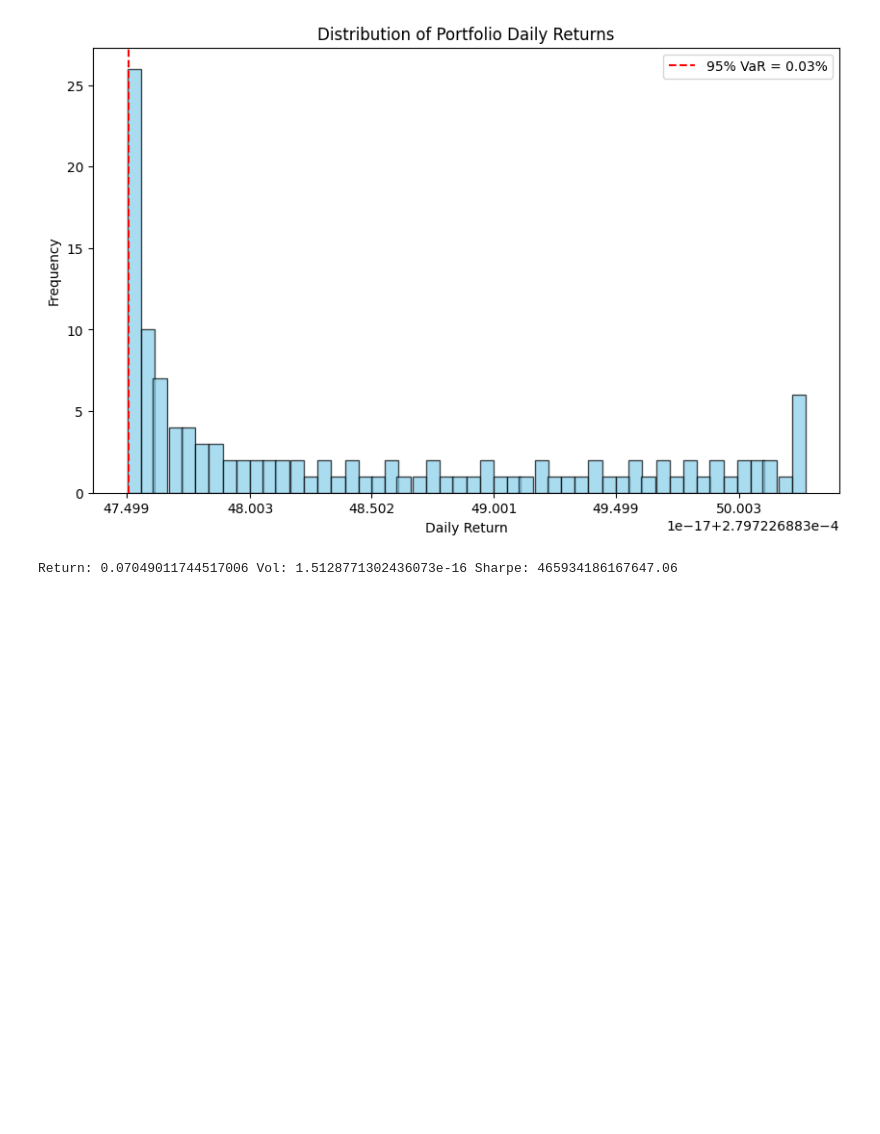
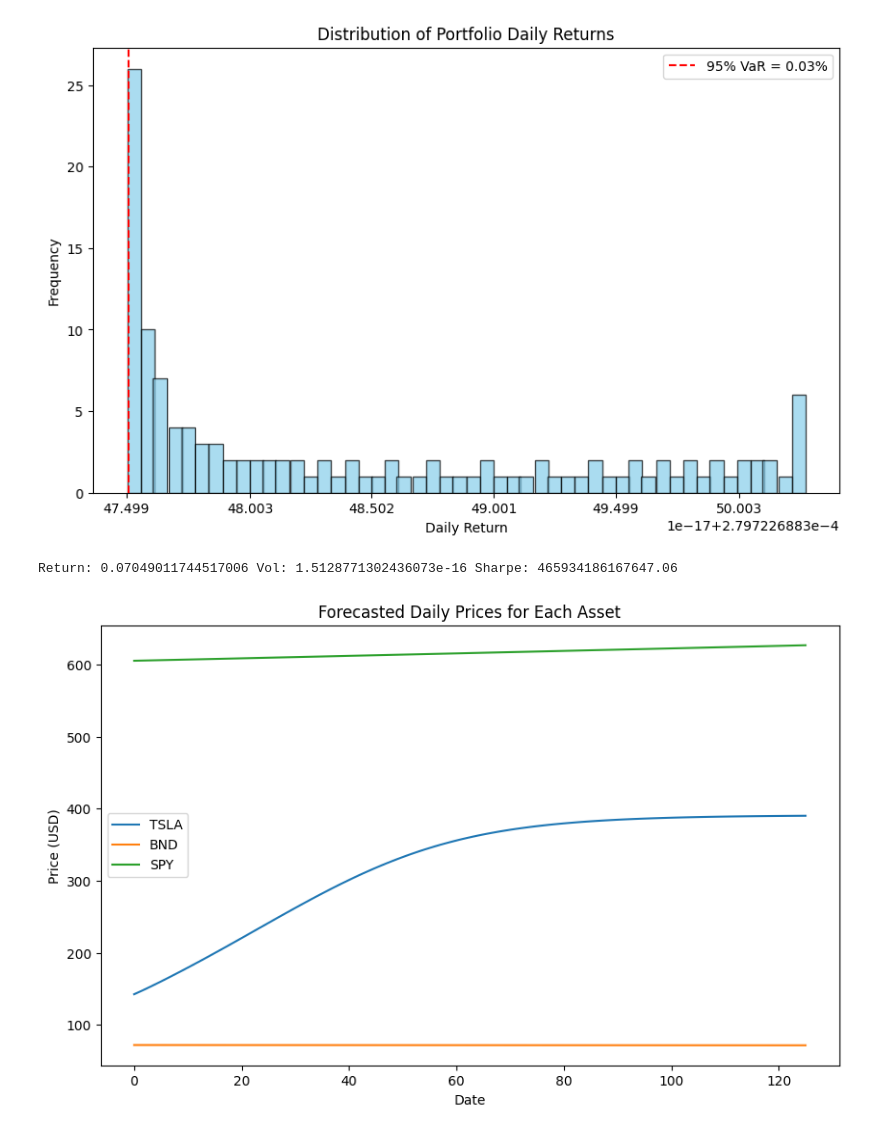
Before and after one commit to Nahom-ketsela/kaim-week-11, a Jupyter notebook: notebook/Portofolio_optimization_analysis.ipynb, the cells around one changed output. Cells and saved outputs as stored; diff of their text form; code cells hidden in the pictures; blank space fills up the shorter version.

Commit message:
visualized the forecasted data.

```diff
--- a/notebook/Portofolio_optimization_analysis.ipynb
+++ b/notebook/Portofolio_optimization_analysis.ipynb
@@ -225,3 +225,8 @@ port_return, port_vol, port_sharpe = po.portfolio_performance(
 print("Return:", port_return, "Vol:", port_vol, "Sharpe:", port_sharpe)
 # %% [output]
 Return: 0.07049011744517006 Vol: 1.5128771302436073e-16 Sharpe: 465934186167647.06
+# %%
+# plot forecast
+po.plot_asset_forecasts(df_forecast)
+# %% [output]
+[figure, added]
```
